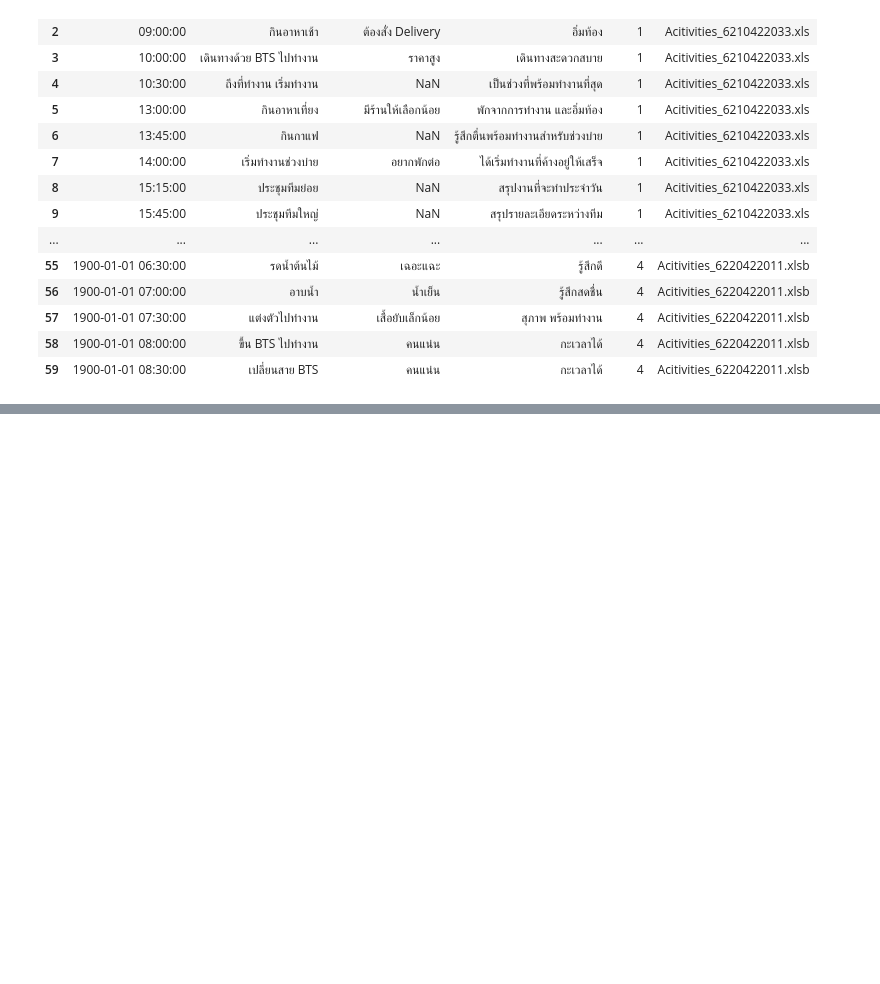
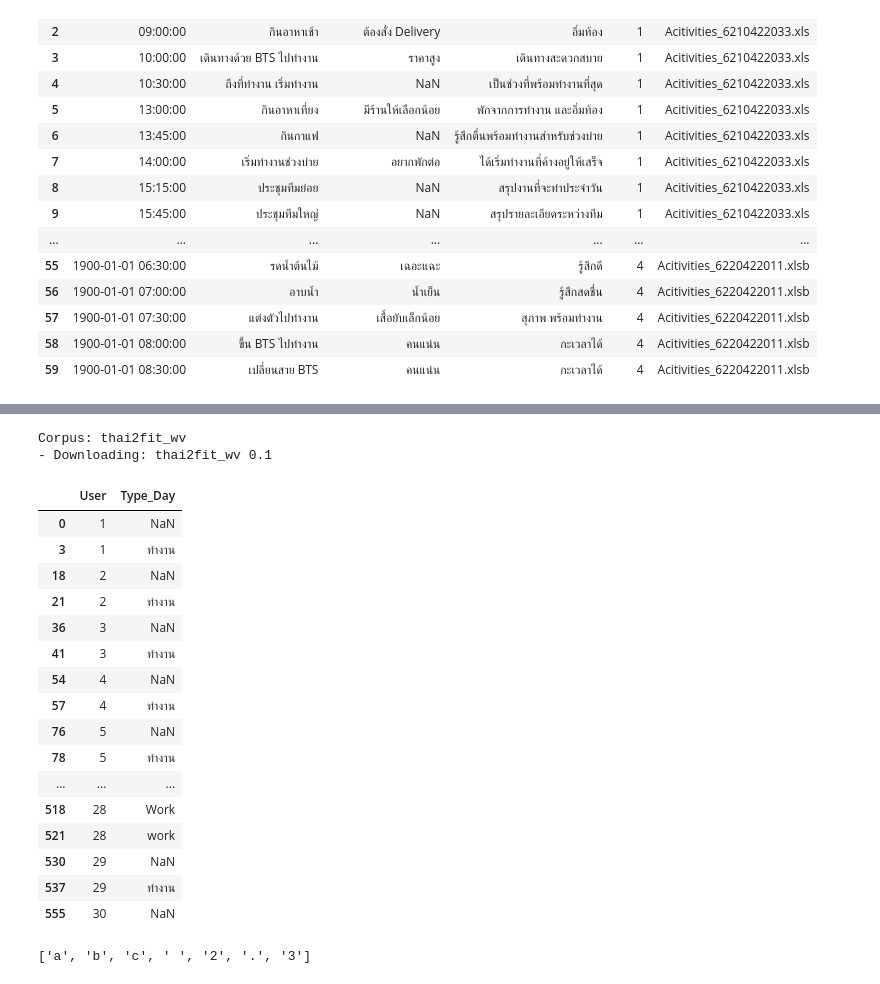
Before and after one commit to PisutSukpool/CRM-Analytics, a Jupyter notebook: Homework 03/6210422044_PisutSukpool_HW3.ipynb, the cells around one changed output, grey strips where cells are left out. Saved outputs shown, nothing was run; the diff lists cells and outputs as text; code cells hidden in the pictures; blank space fills up the shorter version.

```diff
--- a/Homework 03/6210422044_PisutSukpool_HW3.ipynb
+++ b/Homework 03/6210422044_PisutSukpool_HW3.ipynb
@@ -142,0 +152,20 @@ df
+# %%
+from pythainlp import word_tokenize # ทำการเรียกตัวตัดคำ
+from pythainlp.word_vector import * # ทำการเรียก thai2vec
+from sklearn.metrics.pairwise import cosine_similarity  # ใช้หาค่าความคล้ายคลึง
+import numpy as np
+model=get_model() # ดึง model ของ thai2vec มาเก็บไว้ในตัวแปร model
+def sentence_vectorizer(ss,dim=300,use_mean=True): # ประกาศฟังก์ชัน sentence_vectorizer
+    s = word_tokenize(ss)
+    vec = np.zeros((1,dim))
+    for word in s:
+        if word in model.wv.index2word:
+            vec+= model.wv.word_vec(word)
+        else: pass
+    if use_mean: vec /= len(s)
+    return vec
+def sentence_similarity(s1,s2):
+    return cosine_similarity(sentence_vectorizer(str(s1)),sentence_vectorizer(str(s2)))
+# %% [output]
+Corpus: thai2fit_wv
+- Downloading: thai2fit_wv 0.1
@@ -142,0 +174,23 @@ df
+# %%
+df["Type_Day"] = df['Activity'].str.extract('(ทำงาน|work|Work)')[0]
+df_work = df[['User', 'Type_Day']].copy()
+df_work = df_work.drop_duplicates()
+df_work.head(60)
+# %% [output]
+|  | User | Type_Day |
+| 0 | 1 | NaN |
+| 3 | 1 | ทำงาน |
+| 18 | 2 | NaN |
+| 21 | 2 | ทำงาน |
+| 36 | 3 | NaN |
+| 41 | 3 | ทำงาน |
+| 54 | 4 | NaN |
+| 57 | 4 | ทำงาน |
+| 76 | 5 | NaN |
+| 78 | 5 | ทำงาน |
+| ... | ... | ... |
+| 518 | 28 | Work |
+| 521 | 28 | work |
+| 530 | 29 | NaN |
+| 537 | 29 | ทำงาน |
+| 555 | 30 | NaN |
@@ -142,0 +199,4 @@ df
+# %%
+[i for i in 'abc 2.3']
+# %% [output]
+['a', 'b', 'c', ' ', '2', '.', '3']
```
Also changed, not shown: parts of 10 cells of this notebook.
